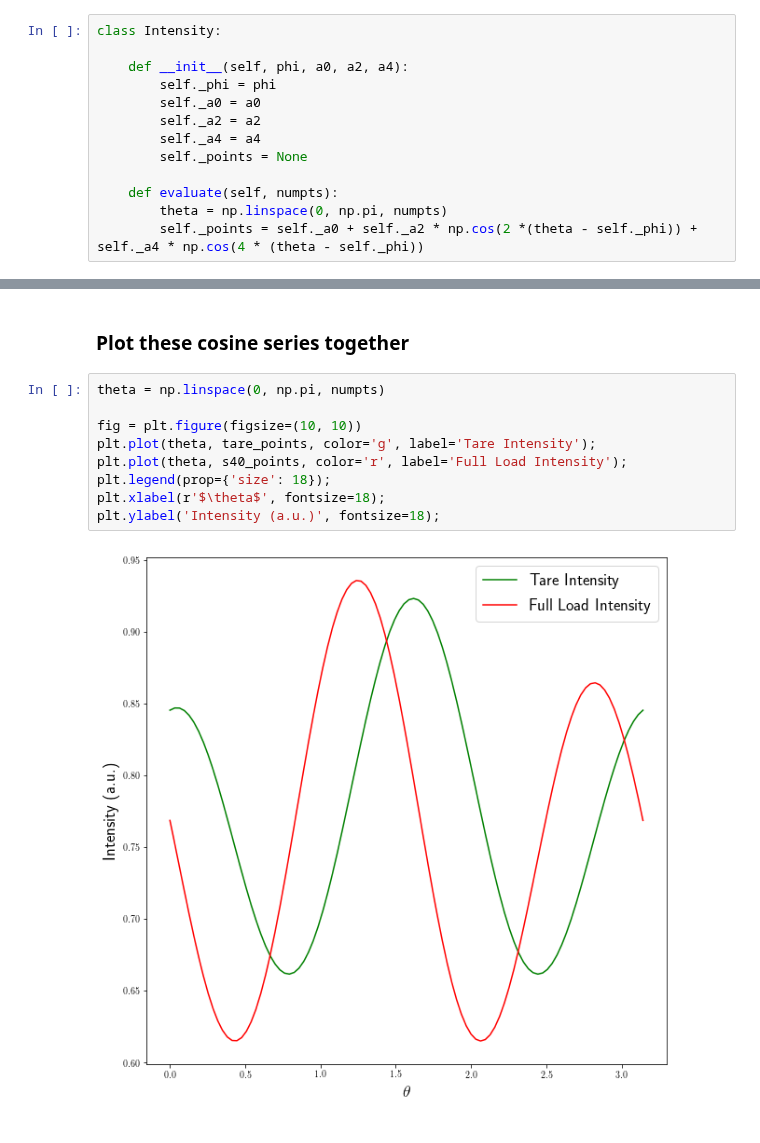
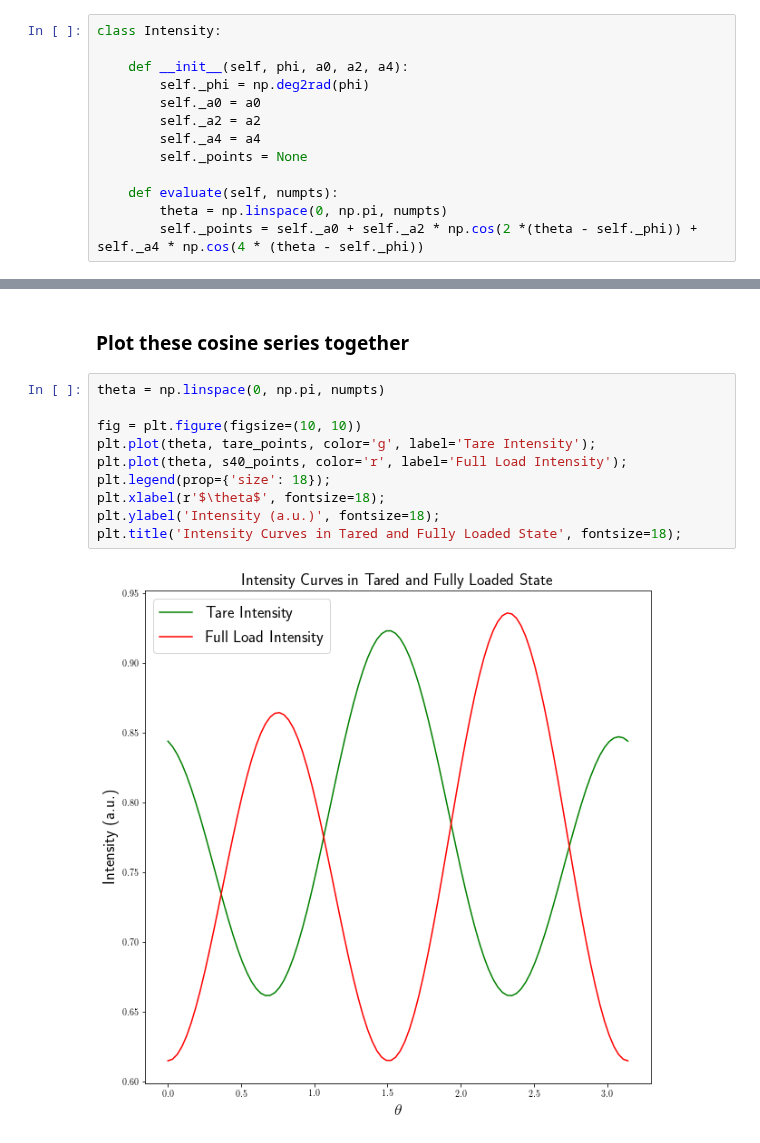
Before and after one commit to mfkiwl/splineDIC, a Jupyter notebook: notebooks/report/stp_report_pSFDI_data_viz.ipynb, the cells around one changed output, grey strips where cells are left out. Cells and saved outputs as stored; diff of their text form.

Commit message:
finishing up visualizations

```diff
--- a/notebooks/report/stp_report_pSFDI_data_viz.ipynb
+++ b/notebooks/report/stp_report_pSFDI_data_viz.ipynb
@@ -204,7 +204,7 @@ s40_a4_mean = np.mean(s40_a4_roi)
 class Intensity:
 
     def __init__(self, phi, a0, a2, a4):
-        self._phi = phi
+        self._phi = np.deg2rad(phi)
         self._a0 = a0
         self._a2 = a2
         self._a4 = a4
@@ -228,11 +228,12 @@ s40_points = s40Intensity._points
 # %%
 theta = np.linspace(0, np.pi, numpts)
 
 fig = plt.figure(figsize=(10, 10))
 plt.plot(theta, tare_points, color='g', label='Tare Intensity');
 plt.plot(theta, s40_points, color='r', label='Full Load Intensity');
 plt.legend(prop={'size': 18});
 plt.xlabel(r'$\theta$', fontsize=18);
 plt.ylabel('Intensity (a.u.)', fontsize=18);
+plt.title('Intensity Curves in Tared and Fully Loaded State', fontsize=18);
 # %% [output]
-[figure, old version]
+[figure, new version]
```
